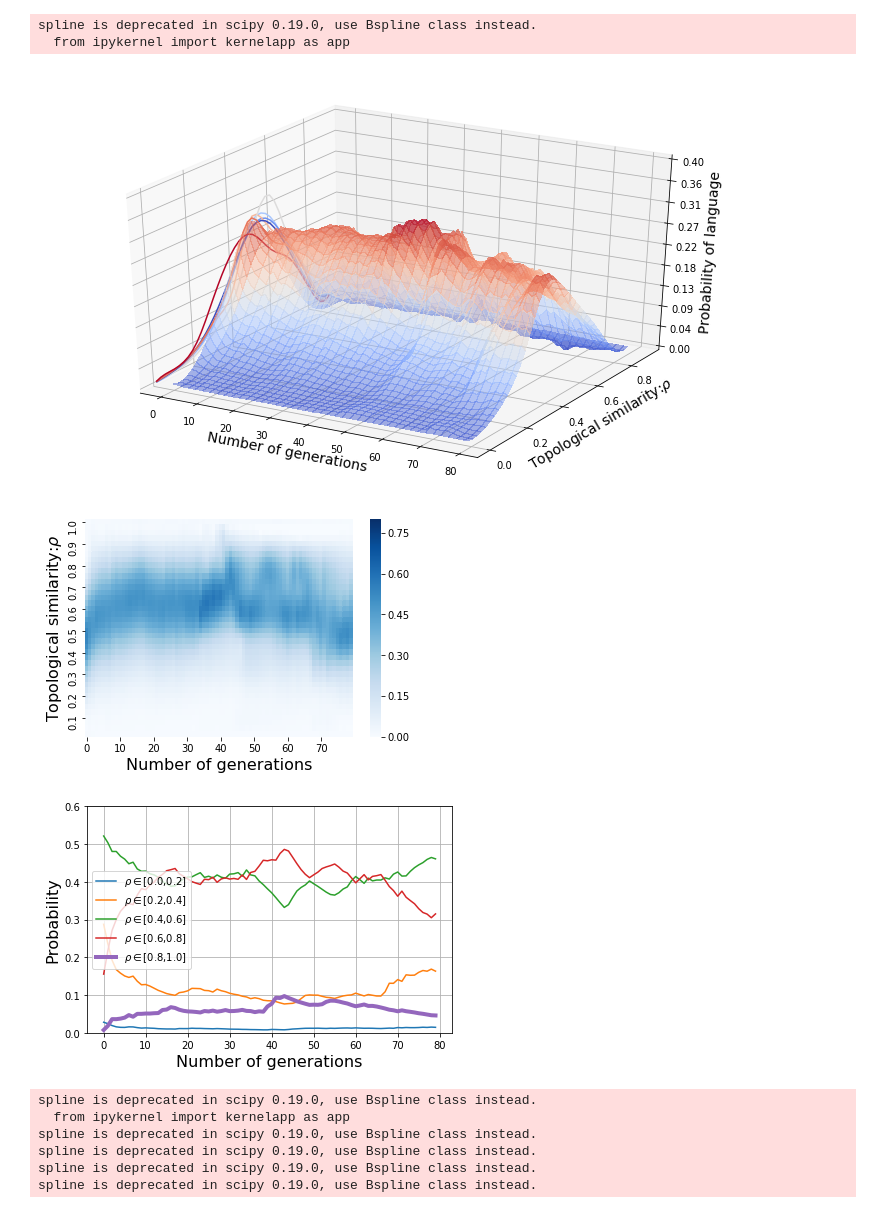
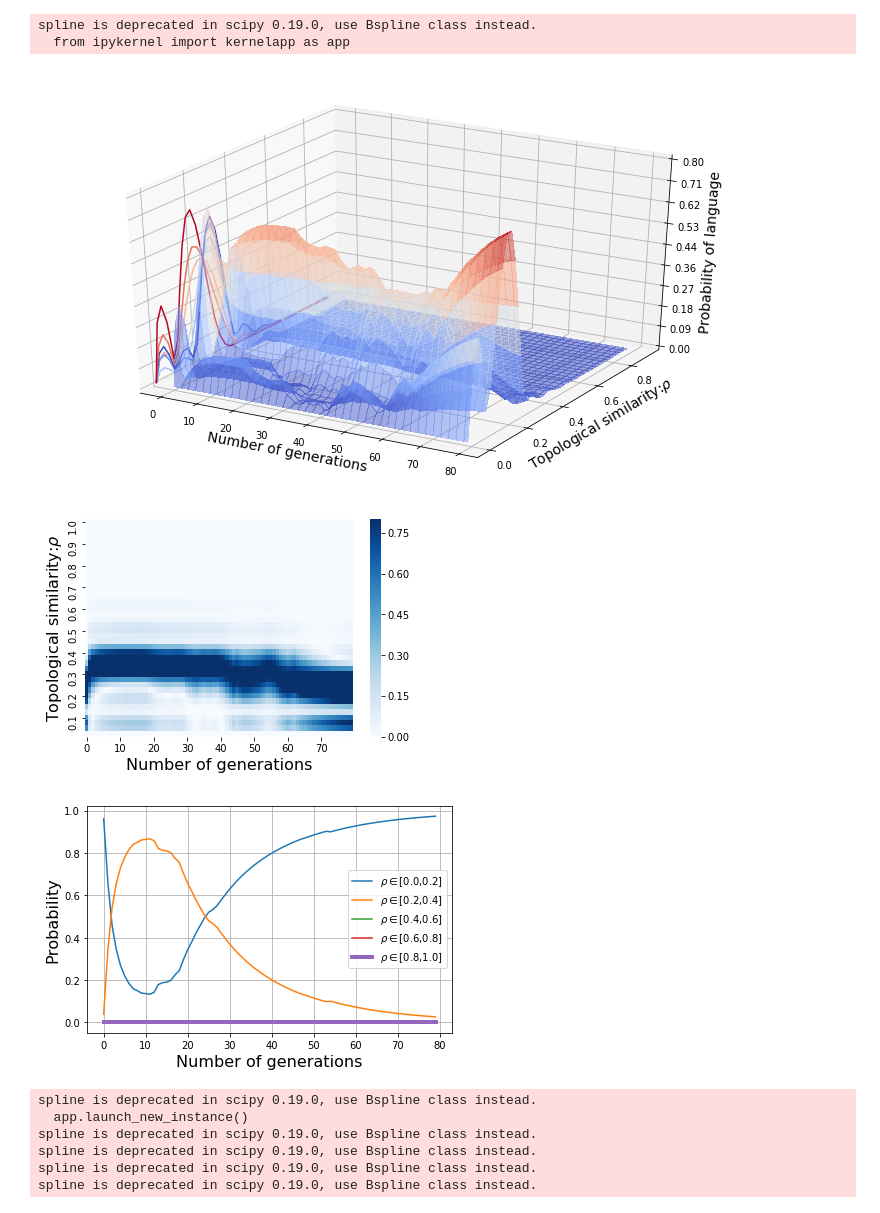
Before and after one commit to Joshua-Edinburgh/numeral_thesis, a Jupyter notebook: show_figures01.ipynb, the cells around one changed output. Saved outputs shown, nothing was run; the diff lists cells and outputs as text; code cells hidden in the pictures.

```diff
--- a/show_figures01.ipynb
+++ b/show_figures01.ipynb
@@ -162,7 +162,7 @@ def smooth(matrix, ratio=20):
 # %%
 BINS = 10
 PDF = 'comp_generations.npy'
-PDF_both_spk_and_lis = np.load(path+BOTH_RST+PDF)[:80,:]
+PDF_both_spk_and_lis = np.load(path+BOTH_RST_LONG+PDF)[:80,:]
 # %%
 PDF_both_spk_and_lis.shape
 # %% [output]
@@ -170,11 +170,11 @@ PDF_both_spk_and_lis.shape
 # %%
 histo_list = []
 for comp_list in PDF_both_spk_and_lis:
-    tmp_histo = np.histogram(comp_list, bins=BINS)[0]
+    tmp_histo = np.histogram(comp_list, bins=BINS,range=(0.,1.))[0]
     histo_list.append(tmp_histo)
 
 histo_matrix = np.asarray(histo_list)
-histo_matrix = smooth(histo_matrix,5) # Smooth across generations
+histo_matrix = smooth(histo_matrix,10) # Smooth across generations
 
 X = np.arange(0,BINS,1)*0.1
 X_NEW = np.linspace(min(X),max(X),40)
@@ -183,7 +183,7 @@ smoth_matrix=[]
 for gen in range(histo_matrix.shape[0]):   # Smooth for each generation
     tmp_line = histo_matrix[gen,:]
     smoth_line = spline(X,tmp_line,X_NEW)
-    smoth_line = smoth_line/smoth_line.sum()*4
+    smoth_line = np.abs(smoth_line/smoth_line.sum()*3)
     smoth_matrix.append(smoth_line)
 
 smoth_matrix = np.asarray(smoth_matrix)
@@ -237,7 +238,7 @@ ax2 = fig2.add_subplot(1,1,1)
 BINS_2 = 5
 histo_list2 = []
 for comp_list in PDF_both_spk_and_lis:
-    tmp_histo2 = np.histogram(comp_list, bins=BINS_2)[0]
+    tmp_histo2 = np.histogram(comp_list, bins=BINS_2,range=(0.,1.))[0]
     histo_list2.append(tmp_histo2)
 
 histo_matrix2 = np.asarray(histo_list2)
@@ -254,12 +255,12 @@ ax2.plot(smoth_matrix2[:,2],label=r'$\rho\in$'+'[0.4,0.6]')
 ax2.plot(smoth_matrix2[:,3],label=r'$\rho\in$'+'[0.6,0.8]')
 ax2.plot(smoth_matrix2[:,4],label=r'$\rho\in$'+'[0.8,1.0]',linewidth=4)
 
-plt.ylim(0,0.6)
+#plt.ylim(0,0.6)
 plt.xlabel('Number of generations',fontsize=16)
 plt.ylabel('Probability',fontsize=16)
 
 ax2.legend()
 ax2.grid('on')
 fig2.tight_layout()
-fig2.savefig('Figures/Both_reset_bins_distribution.pdf')
+#fig2.savefig('Figures/Both_reset_bins_distribution.pdf')
 # %% [output]
@@ -335,7 +374,7 @@ PDF_none_spk_and_lis = np.load(path+NONE_RST_LONG+PDF)[:80,:]
 # %%
 histo_list = []
 for comp_list in PDF_none_spk_and_lis:
-    tmp_histo = np.histogram(comp_list, bins=BINS)[0]
+    tmp_histo = np.histogram(comp_list, bins=BINS,range=(0.,1.))[0]
     histo_list.append(tmp_histo)
 
 histo_matrix = np.asarray(histo_list)
@@ -348,7 +387,7 @@ smoth_matrix=[]
 for gen in range(histo_matrix.shape[0]):   # Smooth for each generation
     tmp_line = histo_matrix[gen,:]
     smoth_line = spline(X,tmp_line,X_NEW)
-    smoth_line = smoth_line/smoth_line.sum()*4
+    smoth_line = np.abs(smoth_line/smoth_line.sum()*3)
     smoth_matrix.append(smoth_line)
 
 smoth_matrix = np.asarray(smoth_matrix)
@@ -365,7 +404,7 @@ Z = smoth_matrix
 surf = ax.plot_surface(Y_G,X_G,Z,cmap=cm.coolwarm,linewidth=1,antialiased=False, alpha=0.5)
 #cset = ax.contour(Y_G,X_G,Z,zdir='z',offset = 0, cmap=cm.coolwarm)
 cset = ax.contour(Y_G,X_G,Z,zdir='x',offset = -5, cmap=cm.coolwarm)
-ax.set_zlim(0,0.4)
+ax.set_zlim(0,0.8)
 ax.zaxis.set_major_locator(LinearLocator(10))
 ax.zaxis.set_major_formatter(FormatStrFormatter('%.02f'))
 
@@ -379,7 +418,7 @@ ax.set_zlabel('Probability of language',fontsize=14)
 fig.tight_layout()
 fig.savefig('Figures/None_reset_3D.pdf')
 # %% [output]
-[figure, old version]
+[figure, new version]
 # %%
 f, ax = plt.subplots(figsize=(6,4))
 
@@ -390,46 +429,47 @@ plt.xlabel('Number of generations', fontsize=16)
 plt.ylabel('Topological similarity:'+ r'$\rho$', fontsize=16)
 f.savefig('Figures/None_reset_heatmap.pdf',bbox_inches='tight')
 # %% [output]
-[figure, old version]
+[figure, new version]
 # %%
 fig2 = plt.figure(figsize=(6,4))
 ax2 = fig2.add_subplot(1,1,1)
 
 BINS_2 = 5
 histo_list2 = []
 for comp_list in PDF_none_spk_and_lis:
-    tmp_histo2 = np.histogram(comp_list, bins=BINS_2)[0]
+    tmp_histo2 = np.histogram(comp_list, bins=BINS_2,range=(0.2,0.8))[0]
     histo_list2.append(tmp_histo2)
 
 histo_matrix2 = np.asarray(histo_list2)
 smoth_matrix2 = smooth(histo_matrix2,20)
 
 for i in range(smoth_matrix2.shape[0]):
     tmp_line = smoth_matrix2[i,:]
     tmp_line = tmp_line/tmp_line.sum()
     smoth_matrix2[i,:] = tmp_line
 
 ax2.plot(smoth_matrix2[:,0],label=r'$\rho\in$'+'[0.0,0.2]')
 ax2.plot(smoth_matrix2[:,1],label=r'$\rho\in$'+'[0.2,0.4]')
 ax2.plot(smoth_matrix2[:,2],label=r'$\rho\in$'+'[0.4,0.6]')
 ax2.plot(smoth_matrix2[:,3],label=r'$\rho\in$'+'[0.6,0.8]')
 ax2.plot(smoth_matrix2[:,4],label=r'$\rho\in$'+'[0.8,1.0]',linewidth=4)
-plt.ylim(0,0.6)
+#plt.ylim(0,0.6)
 plt.xlabel('Number of generations',fontsize=16)
 plt.ylabel('Probability',fontsize=16)
 
 ax2.legend()
 ax2.grid('on')
 fig2.tight_layout()
 fig2.savefig('Figures/None_reset_bins_distribution.pdf')
 # %% [output]
-[figure, old version]
+[figure, new version]
 # %%
-GEN1 = PDF_none_spk_and_lis[1:2,:].reshape(1,-1)
-GEN2 = PDF_none_spk_and_lis[6:7,:].reshape(1,-1)
-GEN3 = PDF_none_spk_and_lis[19:26,:].reshape(1,-1)
-GEN4 = PDF_none_spk_and_lis[30:37,:].reshape(1,-1)
-GEN5 = PDF_none_spk_and_lis[70:79,:].reshape(1,-1)
+GEN1 = PDF_none_spk_and_lis[0:79,:].reshape(1,-1)
+GEN2 = PDF_none_spk_and_lis[5:7,:].reshape(1,-1)
+GEN3 = PDF_none_spk_and_lis[15:16,:].reshape(1,-1)
+GEN4 = PDF_none_spk_and_lis[27:29,:].reshape(1,-1)
+GEN5 = PDF_none_spk_and_lis[70:75,:].reshape(1,-1)
+
 
 GEN1_PROB = np.histogram(GEN1, range=(0,1), bins=10,density=False)[0]
 GEN2_PROB = np.histogram(GEN2, range=(0,1), bins=10,density=False)[0]
@@ -440,22 +480,22 @@ GEN5_PROB = np.histogram(GEN5, range=(0,1), bins=10,density=False)[0]
 X = np.arange(0,10,1)*0.1
 X_NEW = np.linspace(min(X),max(X),40)
 gen1_smooth = np.abs(spline(X,GEN1_PROB,X_NEW))
-gen1_smooth = gen1_smooth/gen1_smooth.sum()*4
+gen1_smooth = gen1_smooth/gen1_smooth.sum()*2
 
 gen2_smooth = np.abs(spline(X,GEN2_PROB,X_NEW))
-gen2_smooth = gen2_smooth/gen2_smooth.sum()*4
+gen2_smooth = gen2_smooth/gen2_smooth.sum()*2
 
 gen3_smooth = np.abs(spline(X,GEN3_PROB,X_NEW))
-gen3_smooth = gen3_smooth/gen3_smooth.sum()*4
+gen3_smooth = gen3_smooth/gen3_smooth.sum()*2
 
 gen4_smooth = np.abs(spline(X,GEN4_PROB,X_NEW))
-gen4_smooth = gen4_smooth/gen4_smooth.sum()*4
+gen4_smooth = gen4_smooth/gen4_smooth.sum()*2
 
 gen5_smooth = np.abs(spline(X,GEN5_PROB,X_NEW))
-gen5_smooth = gen5_smooth/gen5_smooth.sum()*4
+gen5_smooth = gen5_smooth/gen5_smooth.sum()*2
 # %% [output]
 spline is deprecated in scipy 0.19.0, use Bspline class instead.
-  from ipykernel import kernelapp as app
+  app.launch_new_instance()
 spline is deprecated in scipy 0.19.0, use Bspline class instead.
 spline is deprecated in scipy 0.19.0, use Bspline class instead.
 spline is deprecated in scipy 0.19.0, use Bspline class instead.
```
Also changed, not shown: parts of 11 cells of this notebook, 13 other files.
